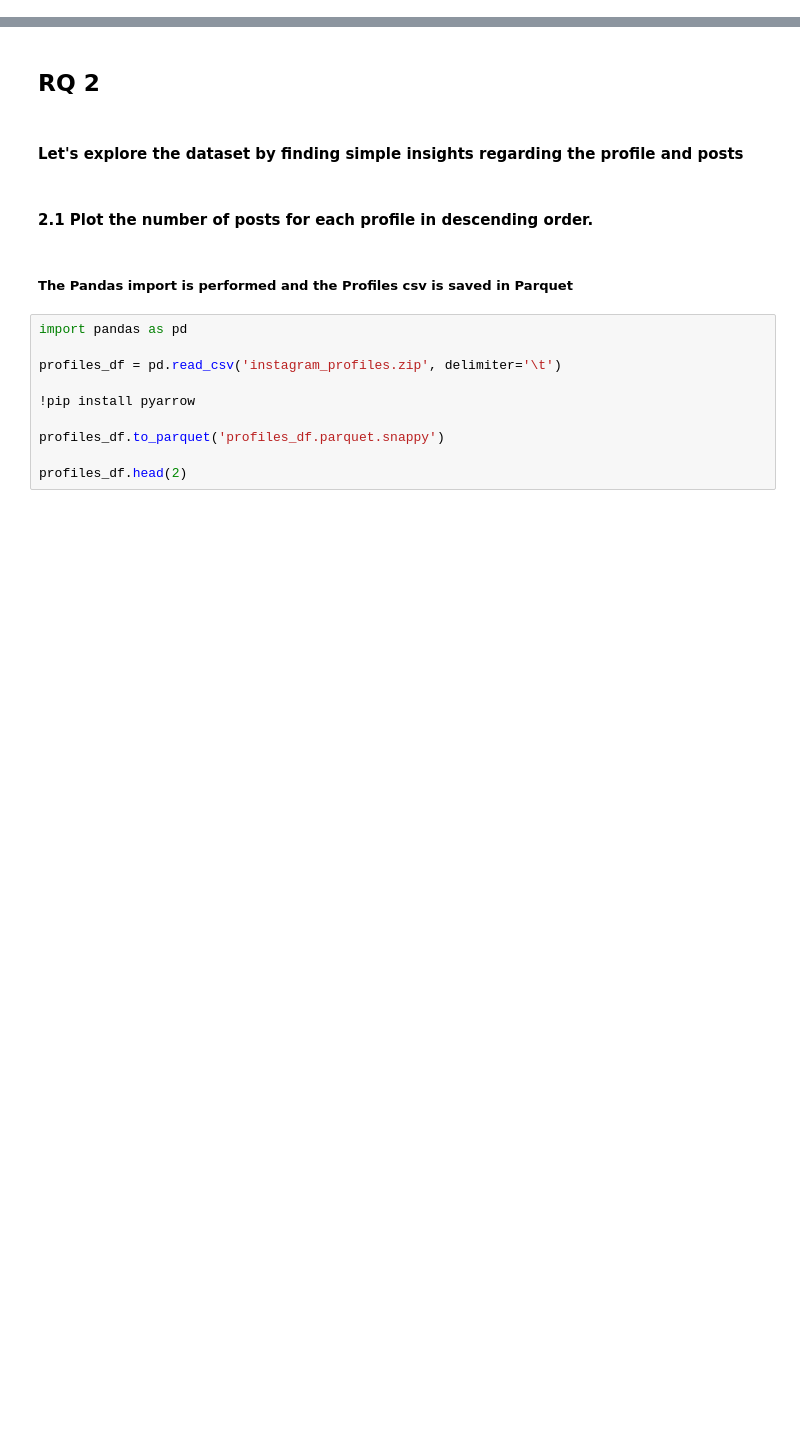
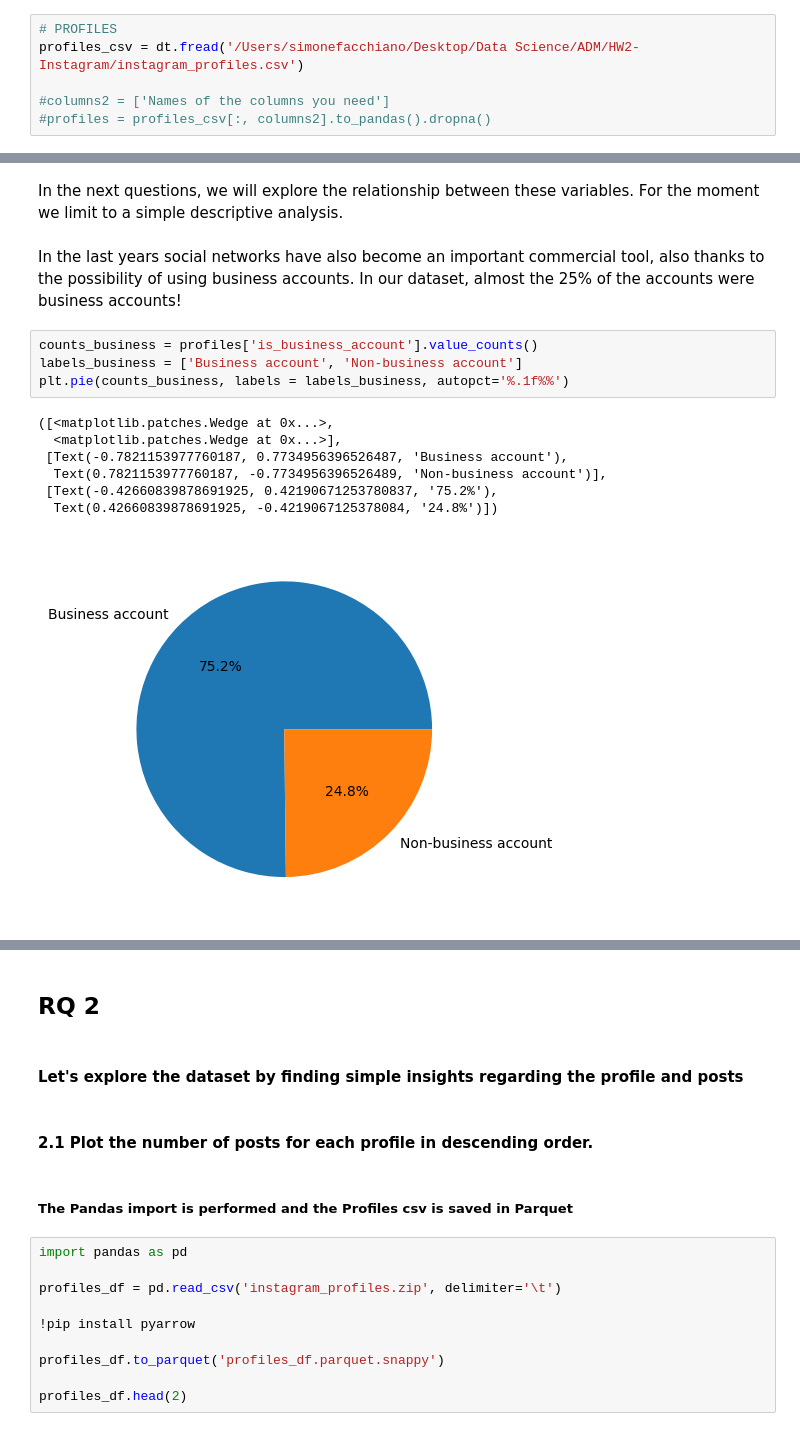
Before and after one commit to mariapena22/ADM_HMW2, a Jupyter notebook: Merged.ipynb, the cells around one changed output, grey strips where cells are left out. Cells and saved outputs as stored; diff of their text form; blank space fills up the shorter version.

```diff
--- a/Merged.ipynb
+++ b/Merged.ipynb
@@ -0,0 +54,6 @@
+# %%
+# PROFILES
+profiles_csv = dt.fread('/Users/simonefacchiano/Desktop/Data Science/ADM/HW2-Instagram/instagram_profiles.csv')
+
+#columns2 = ['Names of the columns you need']
+#profiles = profiles_csv[:, columns2].to_pandas().dropna()
@@ -0,0 +171,18 @@
+# %% [markdown]
+In the next questions, we will explore the relationship between these variables.
+For the moment we limit to a simple descriptive analysis.
+# %% [markdown]
+In the last years social networks have also become an important commercial tool, also thanks to the possibility of using business accounts.
+In our dataset, almost the 25% of the accounts were business accounts!
+# %%
+counts_business = profiles['is_business_account'].value_counts()
+labels_business = ['Business account', 'Non-business account']
+plt.pie(counts_business, labels = labels_business, autopct='%.1f%%')
+# %% [output]
+([<matplotlib.patches.Wedge at 0x...>,
+  <matplotlib.patches.Wedge at 0x...>],
+ [Text(-0.7821153977760187, 0.7734956396526487, 'Business account'),
+  Text(0.7821153977760187, -0.7734956396526489, 'Non-business account')],
+ [Text(-0.42660839878691925, 0.42190671253780837, '75.2%'),
+  Text(0.42660839878691925, -0.4219067125378084, '24.8%')])
+[figure, added]
```
Also changed, not shown: parts of 149 cells of this notebook.
